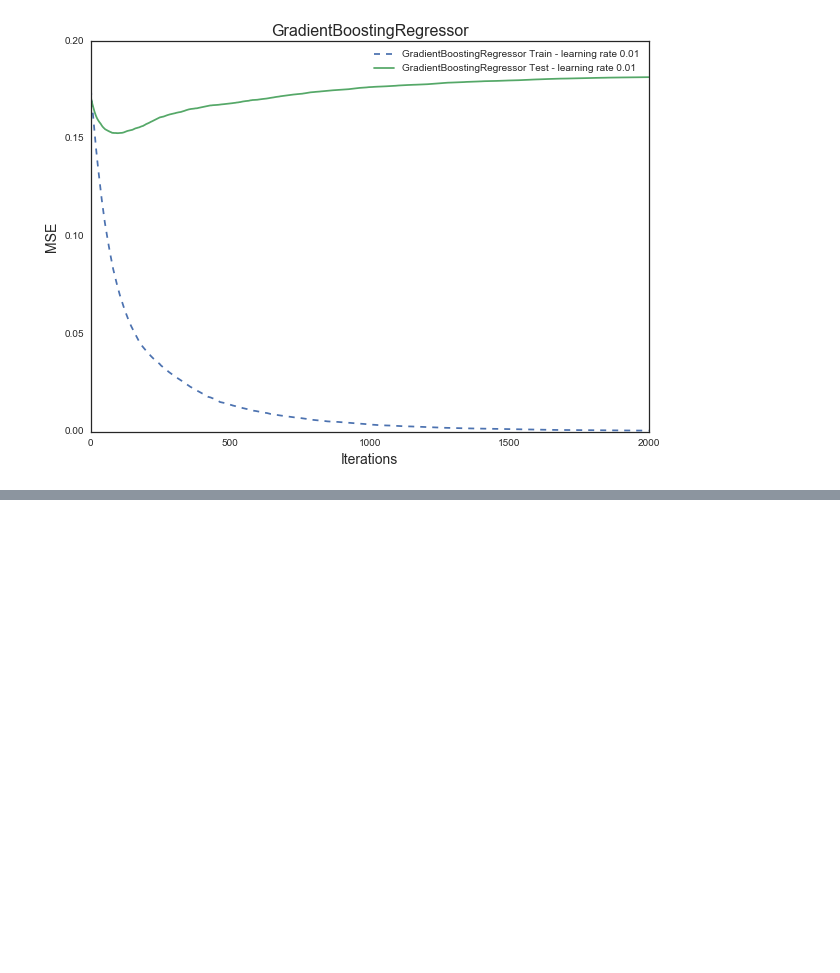
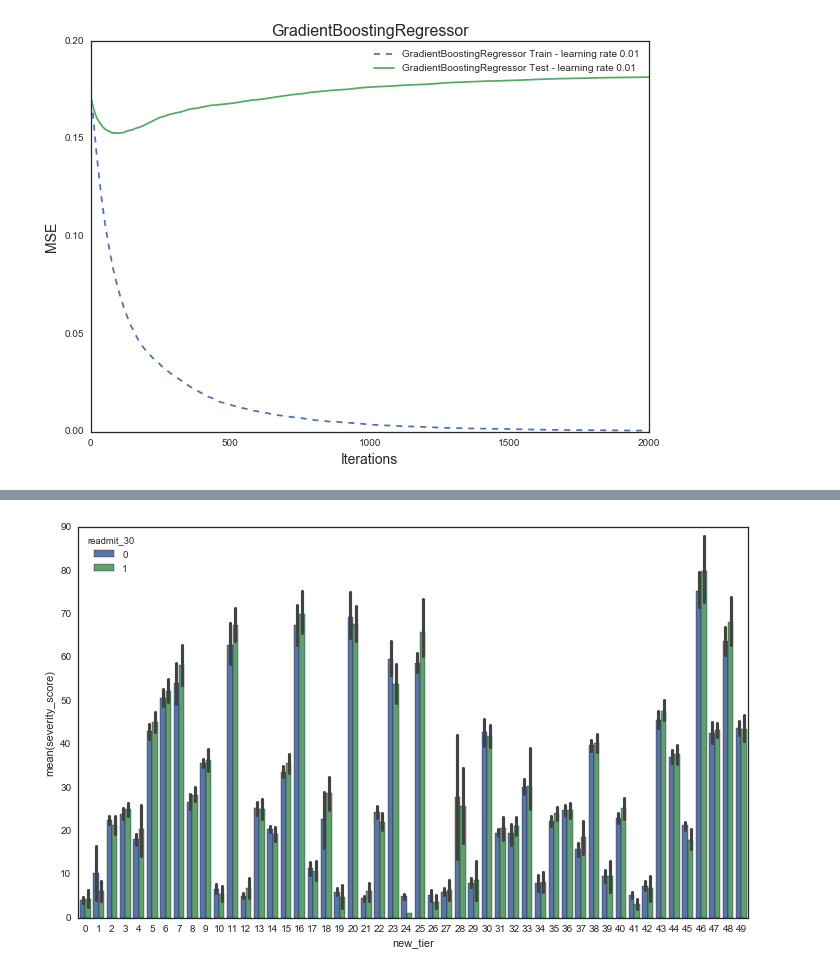
Before and after one commit to carlespoles/DSCI6006-student, a Jupyter notebook: week7-8-final-case/Final-Project-2-ML-CarlesPolesMielgo.ipynb, the cells around one changed output, grey strips where cells are left out. Drawn from its saved outputs; the diff is of its cells as text; code cells hidden in the pictures; blank space fills up the shorter version.

```diff
--- a/week7-8-final-case/Final-Project-2-ML-CarlesPolesMielgo.ipynb
+++ b/week7-8-final-case/Final-Project-2-ML-CarlesPolesMielgo.ipynb
@@ -650,0 +715,5 @@ array([100,  83,  74, ...,  84,  67,  79])
+# %%
+plt.figure(figsize=(12,7))
+sns.barplot(x='new_tier', y='severity_score', data=hospital_df, hue='readmit_30');
+# %% [output]
+[figure, added]
```
Also changed, not shown: parts of 13 cells of this notebook.
